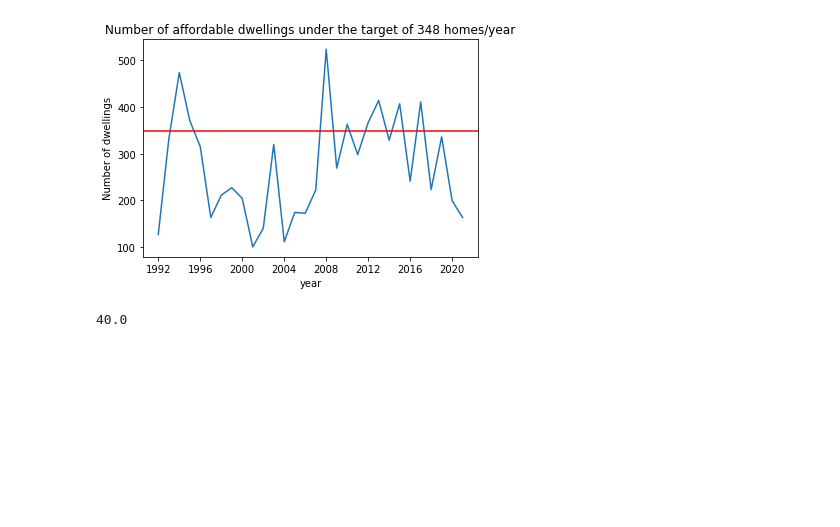
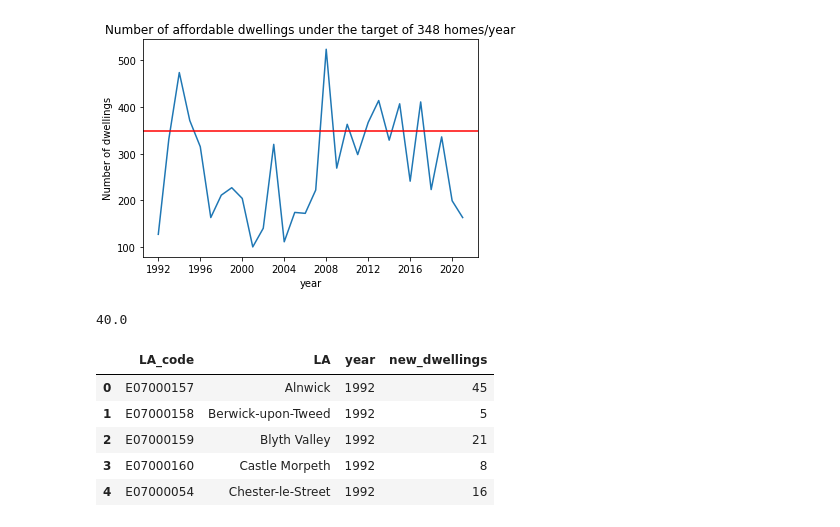
Before and after one commit to potato-bit/RA, a Jupyter notebook: affordablerent.ipynb, the cells around one changed output. Drawn from its saved outputs; the diff is of its cells as text; code cells hidden in the pictures; blank space fills up the shorter version.

```diff
--- a/affordablerent.ipynb
+++ b/affordablerent.ipynb
@@ -134,3 +120,12 @@ Text(0, 0.5, 'Number of dwellings')
 np.mean(df_cov[df_cov.loc[:,'year']>=2011]['shortfall'])
 # %% [output]
 40.0
+# %%
+df2.head()
+# %% [output]
+|  | LA_code | LA | year | new_dwellings |
+| 0 | E07000157 | Alnwick | 1992 | 45 |
+| 1 | E07000158 | Berwick-upon-Tweed | 1992 | 5 |
+| 2 | E07000159 | Blyth Valley | 1992 | 21 |
+| 3 | E07000160 | Castle Morpeth | 1992 | 8 |
+| 4 | E07000054 | Chester-le-Street | 1992 | 16 |
```
Also changed, not shown: parts of 4 cells of this notebook, 2 other files.
